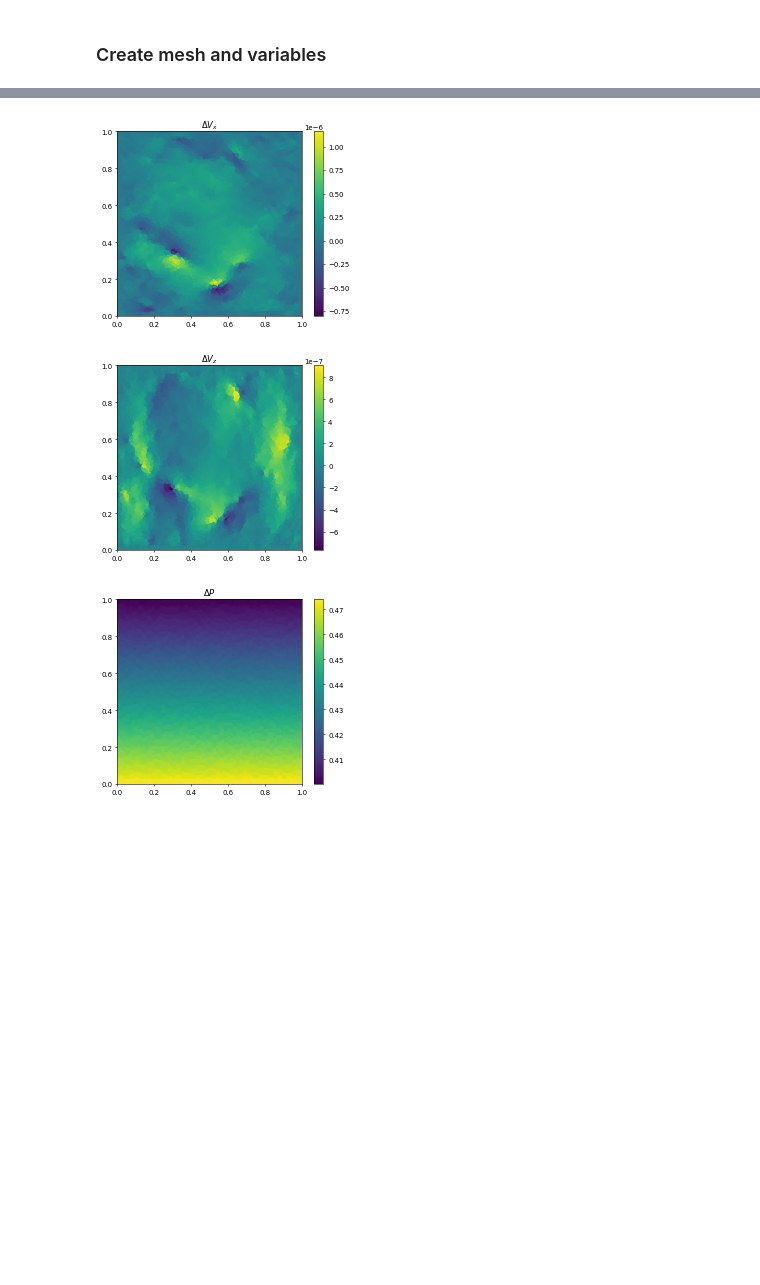
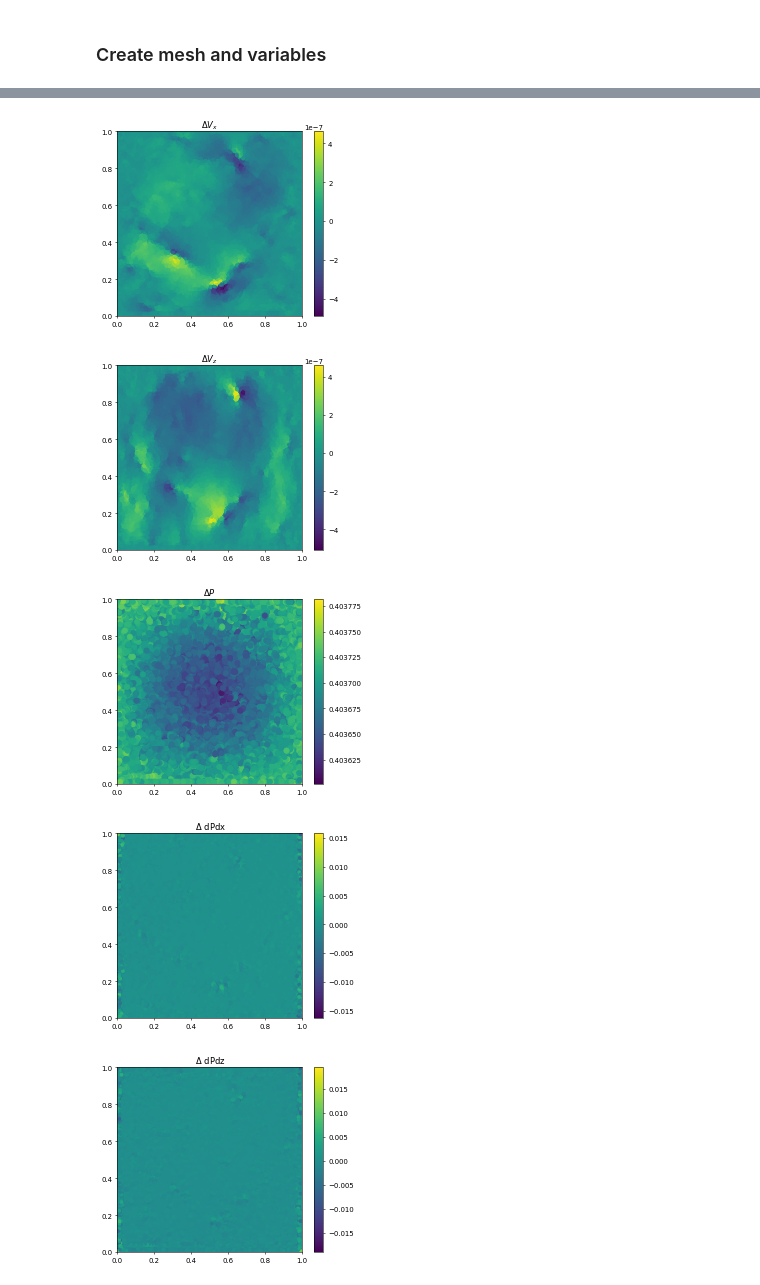
Before and after one commit to jcgraciosa/TALA-EBA-benchmark, a Jupyter notebook: src/Ex_Convection_TALA_MMS.ipynb, the cells around one changed output, grey strips where cells are left out. Cells and saved outputs as stored; diff of their text form; code cells hidden in the pictures; blank space fills up the shorter version.

```diff
--- a/src/Ex_Convection_TALA_MMS.ipynb
+++ b/src/Ex_Convection_TALA_MMS.ipynb
@@ -37,12 +37,14 @@ deltaTemp = tempMax - tempMin
 
 viscosity = 1
 
-res= 128             ### x and y res of box
+res = 64             ### x and y res of box
 nsteps = 100        ### maximum number of time steps to run the first model
 epsilon_lr = 1e-8   ### criteria for early stopping; relative change of the Vrms in between iterations
 
 use_case = 1
 sdev = 0.15 # standard deviation of Gaussian filter
 
+tol = 1e-6
+
 # if set to 0 - incompressible material
 # if set to 1 - compressible material
@@ -328,6 +439,20 @@ with meshbox.access():
     ax.set_ylim([0, 1])
     plt.colorbar(out)
     fig, ax = plt.subplots(dpi = 50)
+    out = ax.scatter(dpdx_analytical.coords[:, 0], dpdx_analytical.coords[:, 1], c =dpdx_analytical.data[:], s = 20)
+    ax.set_aspect("equal")
+    ax.set_title("Theoretical dPdx")
+    ax.set_xlim([0, 1])
+    ax.set_ylim([0, 1])
+    plt.colorbar(out)
+    fig, ax = plt.subplots(dpi = 50)
+    out = ax.scatter(dpdz_analytical.coords[:, 0], dpdz_analytical.coords[:, 1], c =dpdz_analytical.data[:], s = 20)
+    ax.set_aspect("equal")
+    ax.set_title("Theoretical dPdz")
+    ax.set_xlim([0, 1])
+    ax.set_ylim([0, 1])
+    plt.colorbar(out)
+    fig, ax = plt.subplots(dpi = 50)
     out = ax.scatter(Sx.coords[:, 0], Sx.coords[:, 1], c =Sx.data[:], s = 20)
     ax.set_aspect("equal")
     ax.set_title(r"$S_x$")
@@ -473,32 +635,50 @@ Nonlinear SProj_3_ solve converged due to CONVERGED_FNORM_RELATIVE iterations 1
 # %%
 with meshbox.access():
     fig, ax = plt.subplots(dpi = 50)
     out = ax.scatter(vx_diff.coords[:, 0], vx_diff.coords[:, 1], c = vx_diff.data[:], s = 15)
     ax.set_aspect("equal")
     ax.set_xlim([0, 1])
     ax.set_ylim([0, 1])
     plt.colorbar(out)
     ax.set_title(r"$\Delta V_x$")
 
     fig, ax = plt.subplots(dpi = 50)
     out = ax.scatter(vz_diff.coords[:, 0], vz_diff.coords[:, 1], c = vz_diff.data[:], s = 15)
     ax.set_aspect("equal")
     ax.set_xlim([0, 1])
     ax.set_ylim([0, 1])
     plt.colorbar(out)
     ax.set_title(r"$\Delta V_z$")
 
     fig, ax = plt.subplots(dpi = 50)
     out = ax.scatter(p_diff.coords[:, 0], p_diff.coords[:, 1], c = p_diff.data[:], s = 60)
     ax.set_aspect("equal")
     ax.set_xlim([0, 1])
     ax.set_ylim([0, 1])
     plt.colorbar(out)
     ax.set_title(r"$\Delta P$")
+
+    fig, ax = plt.subplots(dpi = 50)
+    out = ax.scatter(dpdx_diff.coords[:, 0], dpdx_diff.coords[:, 1], c =dpdx_diff.data[:], s = 20)
+    ax.set_aspect("equal")
+    ax.set_title(r" $\Delta$ dPdx")
+    ax.set_xlim([0, 1])
+    ax.set_ylim([0, 1])
+    plt.colorbar(out)
+
+    fig, ax = plt.subplots(dpi = 50)
+    out = ax.scatter(dpdz_diff.coords[:, 0], dpdz_diff.coords[:, 1], c =dpdz_diff.data[:], s = 20)
+    ax.set_aspect("equal")
+    ax.set_title(r" $\Delta$ dPdz")
+    ax.set_xlim([0, 1])
+    ax.set_ylim([0, 1])
+    plt.colorbar(out)
 # %% [output]
-[figure, old version]
+[figure, new version]
-[figure, old version]
+[figure, new version]
-[figure, old version]
+[figure, new version]
+[figure, added]
+[figure, added]
 # %%
 with meshbox.access():
     print(np.mean(p_diff.data))
```
Also changed, not shown: parts of 29 cells of this notebook, 9 other files.
